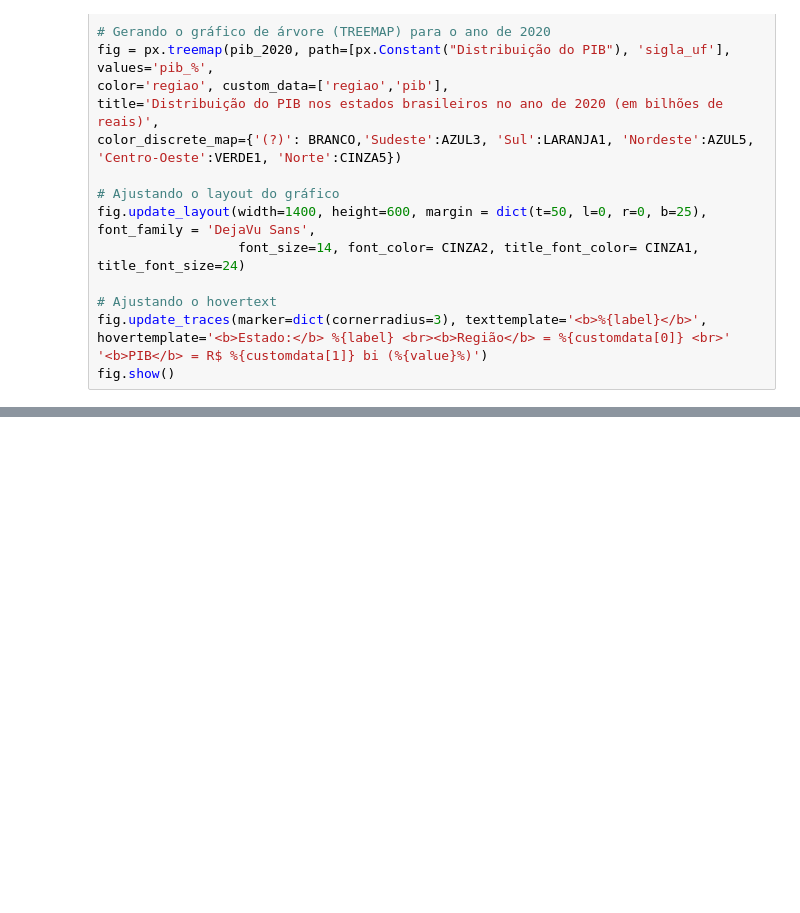
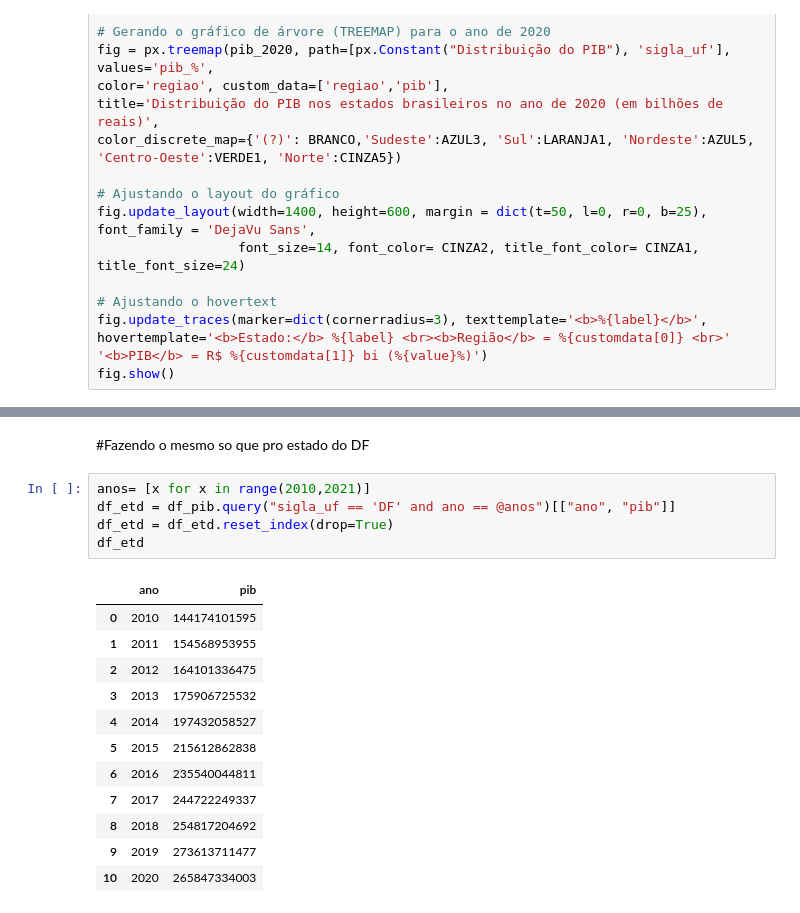
Before and after one commit to Cr0l3y/Pib_analise_2002-20, a Jupyter notebook: Proporcoes.ipynb, the cells around one changed output, grey strips where cells are left out. Drawn from its saved outputs; the diff is of its cells as text; blank space fills up the shorter version.

```diff
--- a/Proporcoes.ipynb
+++ b/Proporcoes.ipynb
@@ -243,0 +420,20 @@ fig.show()
+# %% [markdown]
+#Fazendo o mesmo so que pro estado do DF
+# %%
+anos= [x for x in range(2010,2021)]
+df_etd = df_pib.query("sigla_uf == 'DF' and ano == @anos")[["ano", "pib"]]
+df_etd = df_etd.reset_index(drop=True)
+df_etd
+# %% [output]
+|  | ano | pib |
+| 0 | 2010 | 144174101595 |
+| 1 | 2011 | 154568953955 |
+| 2 | 2012 | 164101336475 |
+| 3 | 2013 | 175906725532 |
+| 4 | 2014 | 197432058527 |
+| 5 | 2015 | 215612862838 |
+| 6 | 2016 | 235540044811 |
+| 7 | 2017 | 244722249337 |
+| 8 | 2018 | 254817204692 |
+| 9 | 2019 | 273613711477 |
+| 10 | 2020 | 265847334003 |
```
Also changed, not shown: parts of 16 cells of this notebook.
